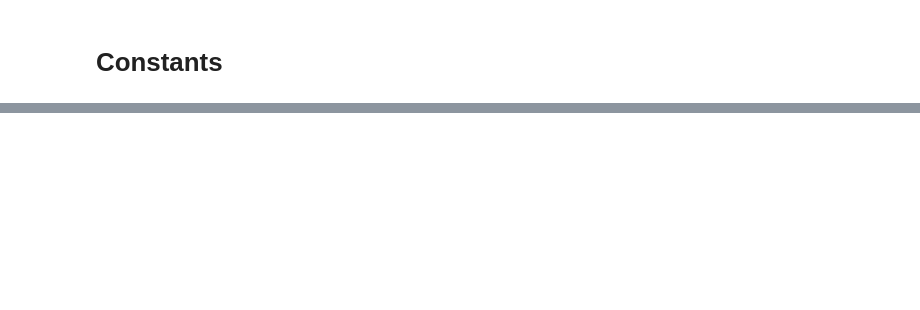
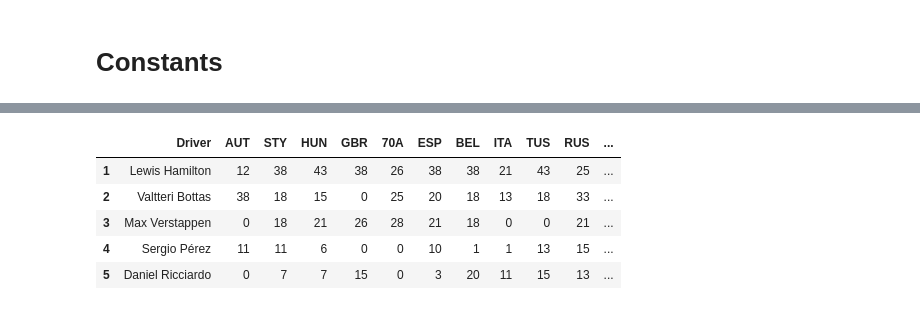
Before and after one commit to trentwoodbury/f1-simulator, a Jupyter notebook: data_scraping.ipynb, the cells around one changed output, grey strips where cells are left out. Cells and saved outputs as stored; diff of their text form; code cells hidden in the pictures; blank space fills up the shorter version.

```diff
--- a/data_scraping.ipynb
+++ b/data_scraping.ipynb
@@ -268,0 +259,9 @@ score_teammates_final_df
+# %%
+score_df_20.head(5)
+# %% [output]
+|  | Driver | AUT | STY | HUN | GBR | 70A | ESP | BEL | ITA | TUS | RUS | ... |
+| 1 | Lewis Hamilton | 12 | 38 | 43 | 38 | 26 | 38 | 38 | 21 | 43 | 25 | ... |
+| 2 | Valtteri Bottas | 38 | 18 | 15 | 0 | 25 | 20 | 18 | 13 | 18 | 33 | ... |
+| 3 | Max Verstappen | 0 | 18 | 21 | 26 | 28 | 21 | 18 | 0 | 0 | 21 | ... |
+| 4 | Sergio Pérez | 11 | 11 | 6 | 0 | 0 | 10 | 1 | 1 | 13 | 15 | ... |
+| 5 | Daniel Ricciardo | 0 | 7 | 7 | 15 | 0 | 3 | 20 | 11 | 15 | 13 | ... |
```
Also changed, not shown: parts of 12 cells of this notebook, 2 other files.
